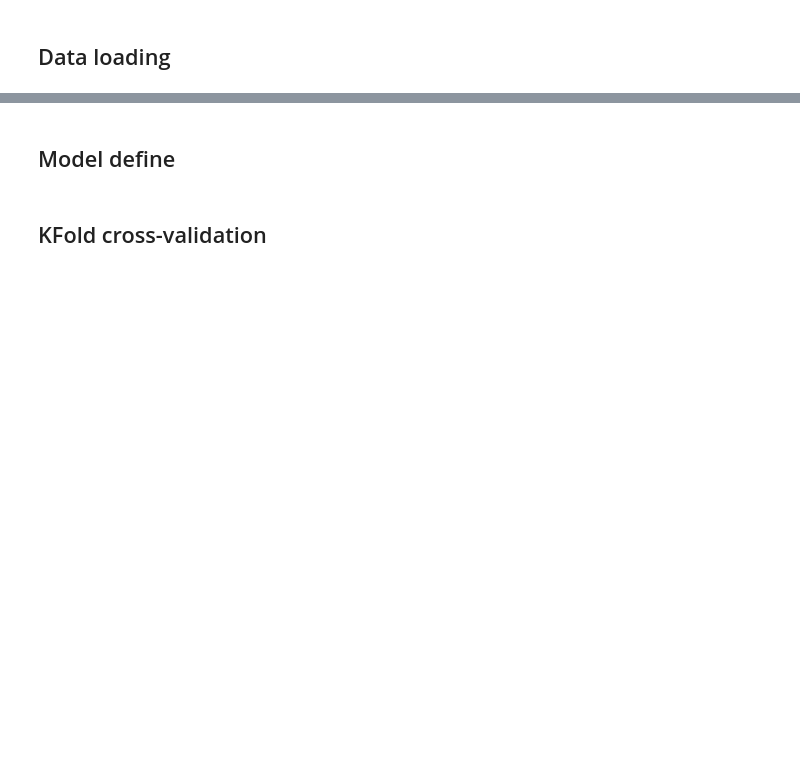
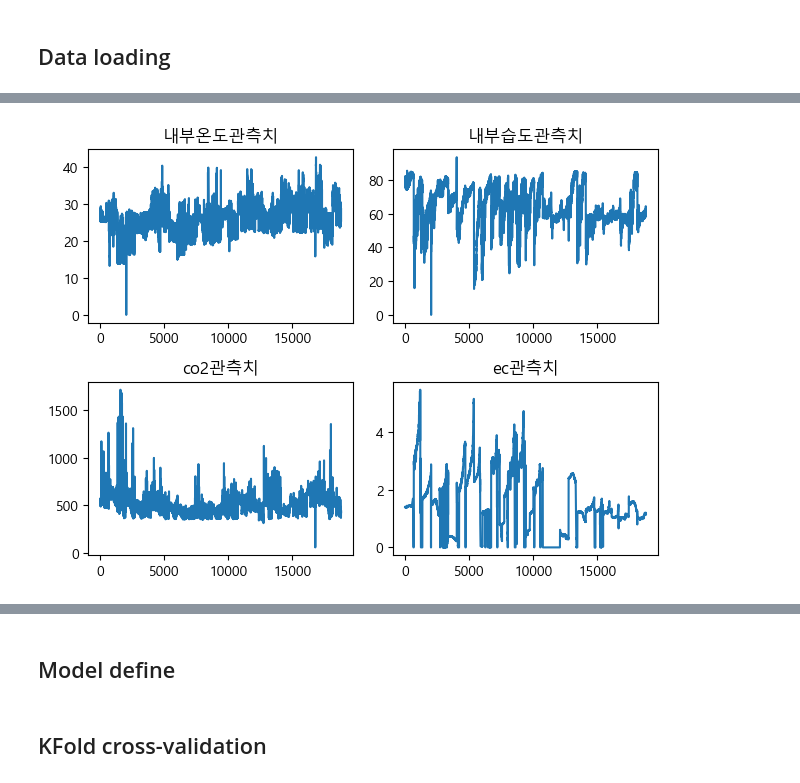
Before and after one commit to Seoutech-ML-teamproject/Lettuce, a Jupyter notebook: ResBiLSTM.ipynb, the cells around one changed output, grey strips where cells are left out. Saved outputs shown, nothing was run; the diff lists cells and outputs as text; code cells hidden in the pictures; blank space fills up the shorter version.

```diff
--- a/ResBiLSTM.ipynb
+++ b/ResBiLSTM.ipynb
@@ -28,6 +29,9 @@ pd.set_option('display.max_columns',None)
 import warnings
 warnings.filterwarnings('ignore')
 gc.enable()
+# %%
+matplotlib.rcParams['font.family'] ='Malgun Gothic'
+matplotlib.rcParams['axes.unicode_minus'] =False
 # %% [markdown]
 ## Fix Seed
 # %%
@@ -68,0 +89,3 @@ train_target = df_train_target.to_numpy()
+# %%
+df_train_input.dropna(axis=0, inplace=True)
+df_train_input.shape
@@ -68,0 +106,19 @@ train_target = df_train_target.to_numpy()
+# %%
+x = range(df_train_input.shape[0])
+
+fig, ax = plt.subplots(2, 2)
+
+ax[0, 0].plot(x, df_train_input['내부온도관측치'])
+ax[0, 1].plot(x, df_train_input['내부습도관측치'])
+ax[1, 0].plot(x, df_train_input['co2관측치'])
+ax[1, 1].plot(x, df_train_input['ec관측치'])
+
+ax[0, 0].set_title("내부온도관측치")
+ax[0, 1].set_title("내부습도관측치")
+ax[1, 0].set_title("co2관측치")
+ax[1, 1].set_title("ec관측치")
+
+fig.tight_layout()
+plt.show()
+# %% [output]
+[figure, added]
```
Also changed, not shown: parts of 19 cells of this notebook.
